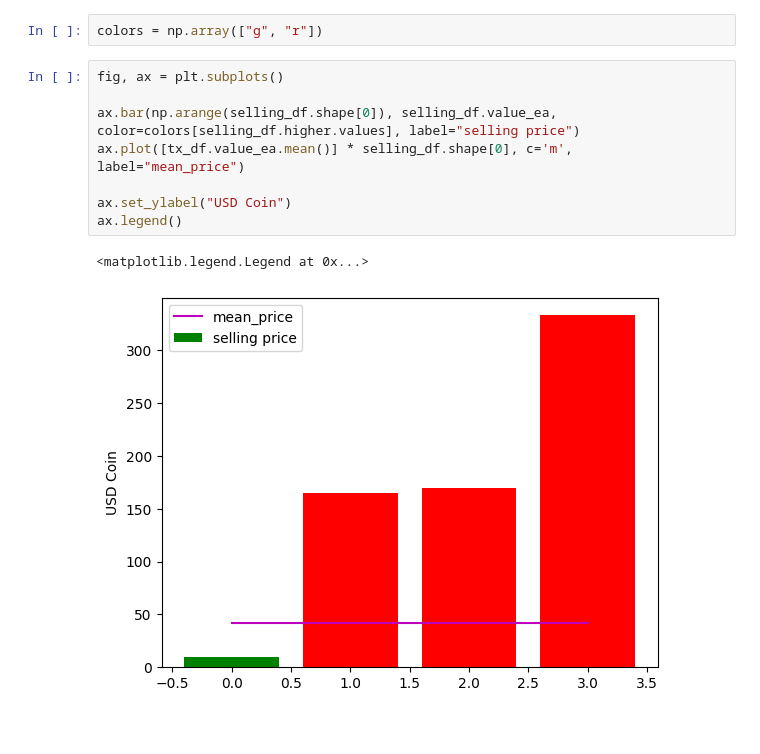
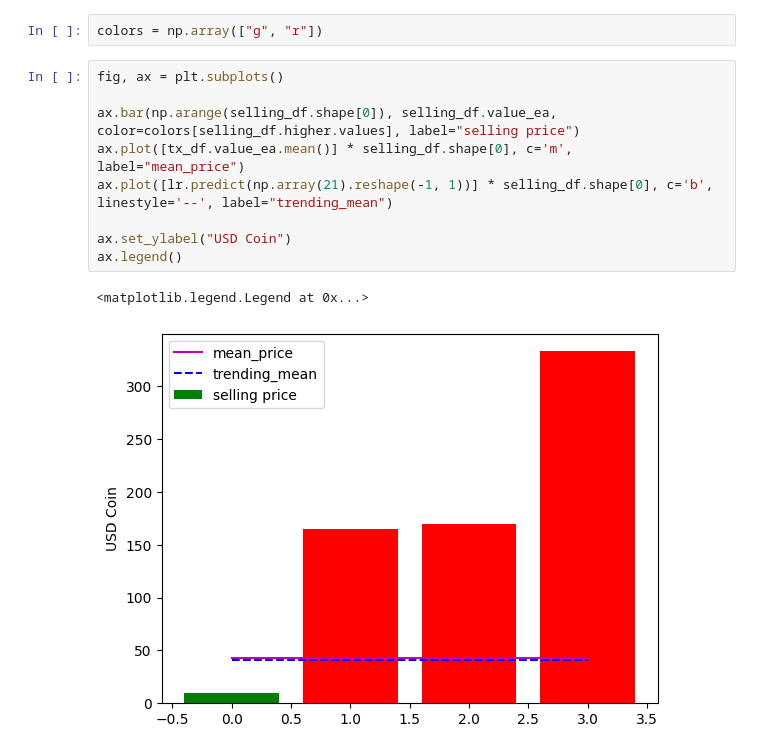
Before and after one commit to The-Alchemist-Project/NFT-Spyder, a Jupyter notebook: shyft_api.ipynb, the cells around one changed output. Drawn from its saved outputs; the diff is of its cells as text.

```diff
--- a/shyft_api.ipynb
+++ b/shyft_api.ipynb
@@ -302,11 +340,12 @@ colors = np.array(["g", "r"])
 # %%
 fig, ax = plt.subplots()
 
 ax.bar(np.arange(selling_df.shape[0]), selling_df.value_ea, color=colors[selling_df.higher.values], label="selling price")
 ax.plot([tx_df.value_ea.mean()] * selling_df.shape[0], c='m', label="mean_price")
+ax.plot([lr.predict(np.array(21).reshape(-1, 1))] * selling_df.shape[0], c='b', linestyle='--', label="trending_mean")
 
 ax.set_ylabel("USD Coin")
 ax.legend()
 # %% [output]
 <matplotlib.legend.Legend at 0x...>
-[figure, old version]
+[figure, new version]
```
Also changed, not shown: parts of 17 cells of this notebook.
